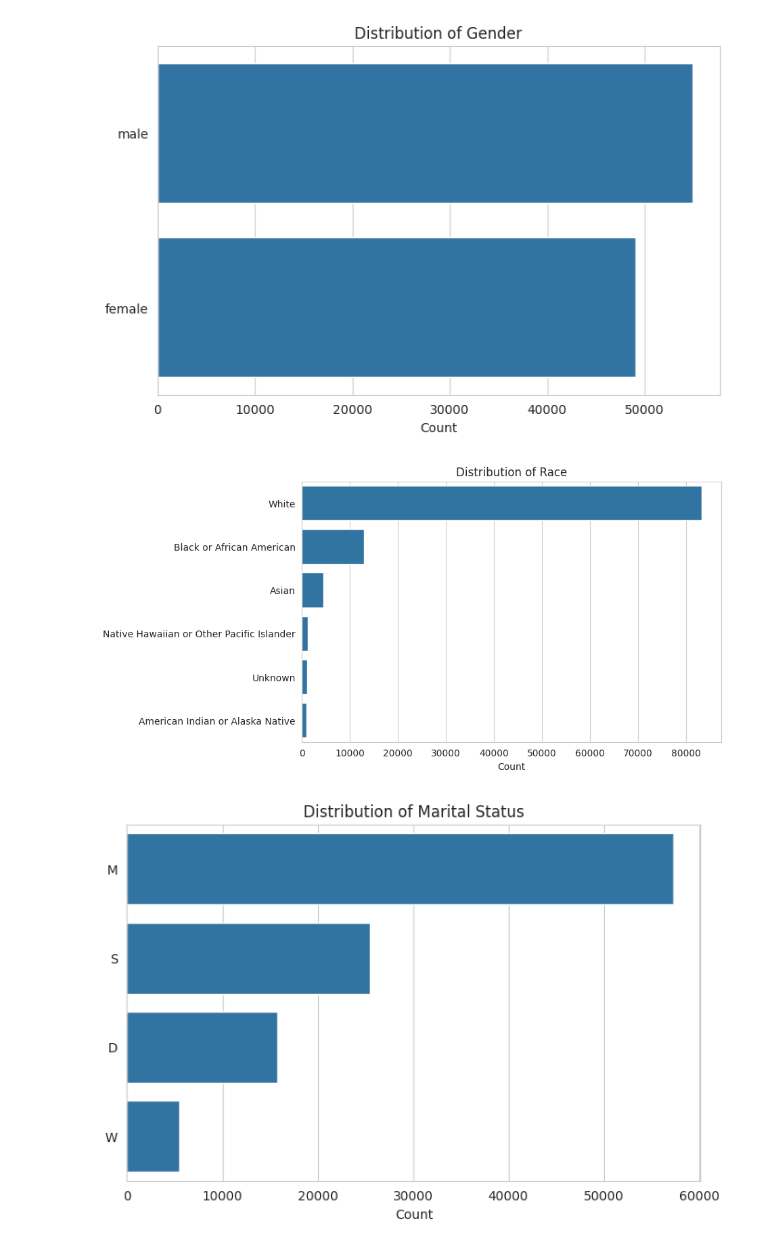
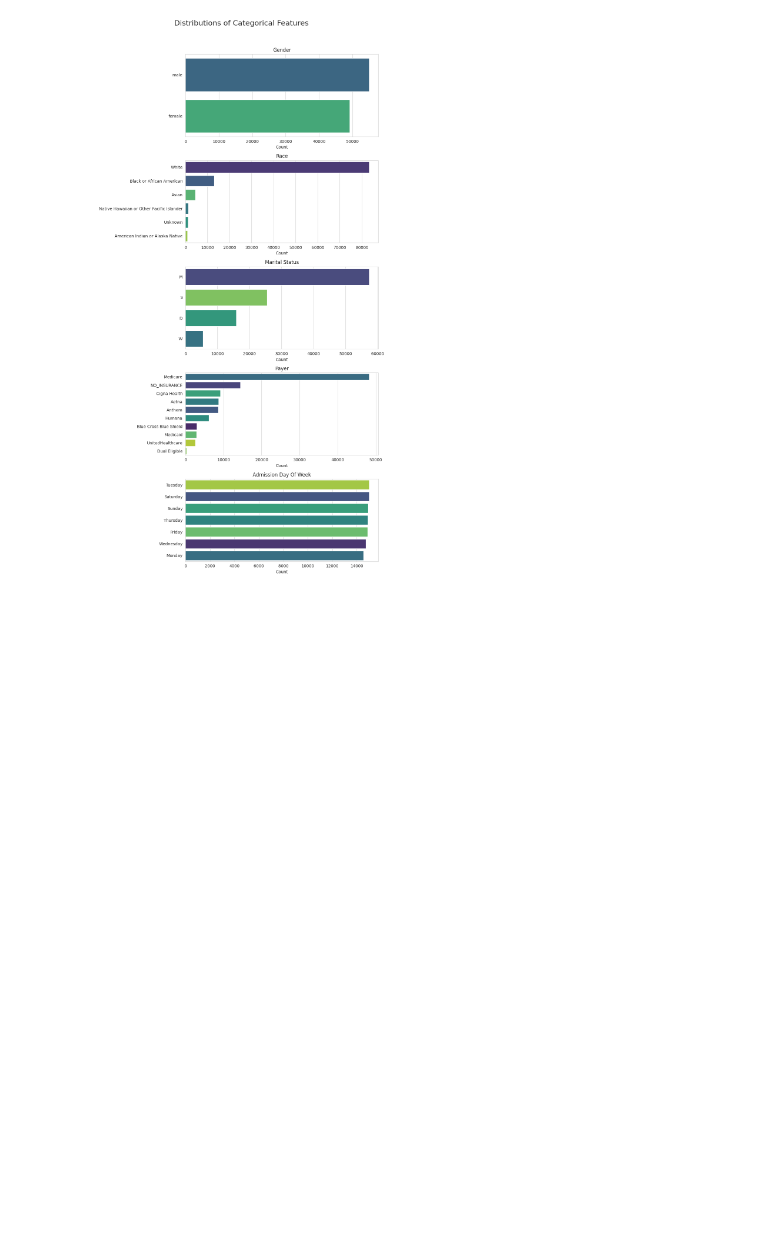
Before and after one commit to ca34525/TexasReadmissionRiskAPI, a Jupyter notebook: notebooks/4 EDA.ipynb, the cells around one changed output. Cells and saved outputs as stored; diff of their text form; code cells hidden in the pictures; blank space fills up the shorter version.

```diff
--- a/notebooks/4 EDA.ipynb
+++ b/notebooks/4 EDA.ipynb
@@ -6,6 +6,7 @@ Here, we'll import the necessary libraries and set up our file paths and plottin
 import pandas as pd
 import numpy as np
 import matplotlib.pyplot as plt
+import matplotlib.cm as cm
 import seaborn as sns
 from pathlib import Path
 
@@ -15,4 +16,10 @@ DATA_FILE = OUTPUT_DIR / "readmissions_dataset.parquet"
 
 # --- Plotting Style ---
 sns.set_style("whitegrid")
-plt.rcParams['figure.figsize'] = (10, 6)
+plt.rcParams['figure.figsize'] = (12, 7) # Adjusted for better readability
+
+# --- Load Data ---
+df = pd.read_parquet(DATA_FILE)
+
+print(f"Dataset loaded with {df.shape[0]:,} rows and {df.shape[1]} columns.")
+display(df.head())
@@ -120,17 +172,36 @@ for col in numeric_features:
 # %%
-# --- Categorical Features ---
-categorical_features = ['gender', 'race', 'marital_status']
+# --- 3.2 Categorical Features ---
+# For categorical features, we'll use count plots to see the frequency of each category.
+# Note: We exclude high-cardinality features like 'provider_id' here; their relationship
+# with the target is more meaningful to explore in the next section.
 
-for col in categorical_features:
-    plt.figure(figsize=(8, 5))
-    sns.countplot(y=col, data=df, order=df[col].value_counts().index)
-    plt.title(f'Distribution of {col.replace("_", " ").title()}')
-    plt.xlabel('Count')
-    plt.ylabel('')
-    plt.show()
+categorical_features_to_plot = [
+    'gender', 'race', 'marital_status',
+    'payer', 'admission_day_of_week'
+]
+
+# Create a figure with subplots
+fig, axes = plt.subplots(len(categorical_features_to_plot), 1, figsize=(10, 20))
+fig.suptitle('Distributions of Categorical Features', fontsize=18, y=0.95)
+
+for i, col in enumerate(categorical_features_to_plot):
+    order = df[col].value_counts().index
+    sns.countplot(
+        y=col,
+        data=df,
+        order=order,
+        ax=axes[i],
+        palette='viridis',
+        hue=col,  # Added this line to fix the FutureWarning
+        legend=False # Added this line to fix the FutureWarning
+    )
+    axes[i].set_title(col.replace("_", " ").title(), fontsize=12)
+    axes[i].set_xlabel('Count')
+    axes[i].set_ylabel('')
+
+plt.tight_layout(rect=[0, 0, 1, 0.93])
+plt.show()
 # %% [output]
-[figure, old version]
+[figure, new version]
-[figure, removed]
-[figure, removed]
 # %% [markdown]
 # 4 Bivariate Analysis (Features vs. Target)
```
Also changed, not shown: parts of 20 cells of this notebook.
